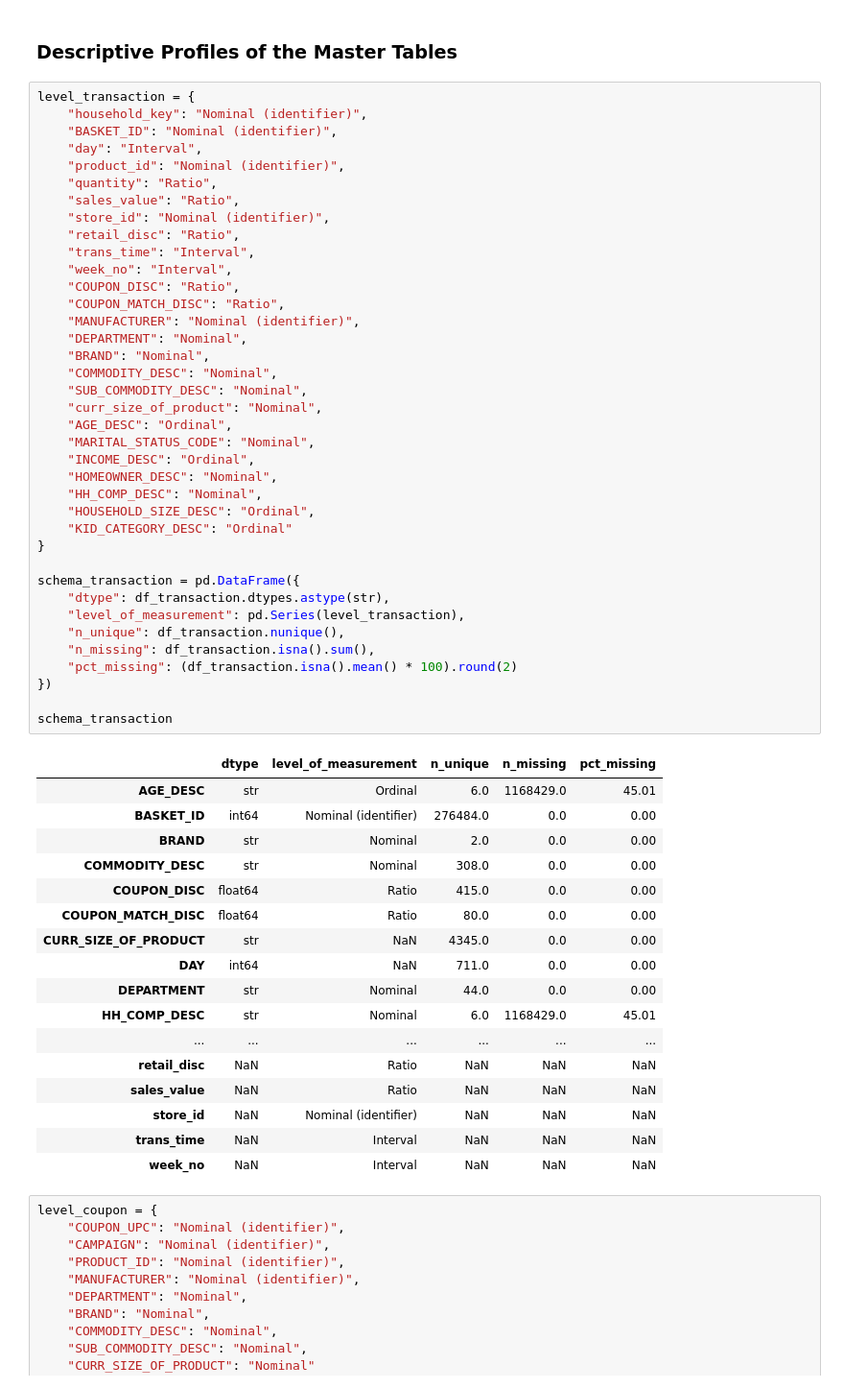
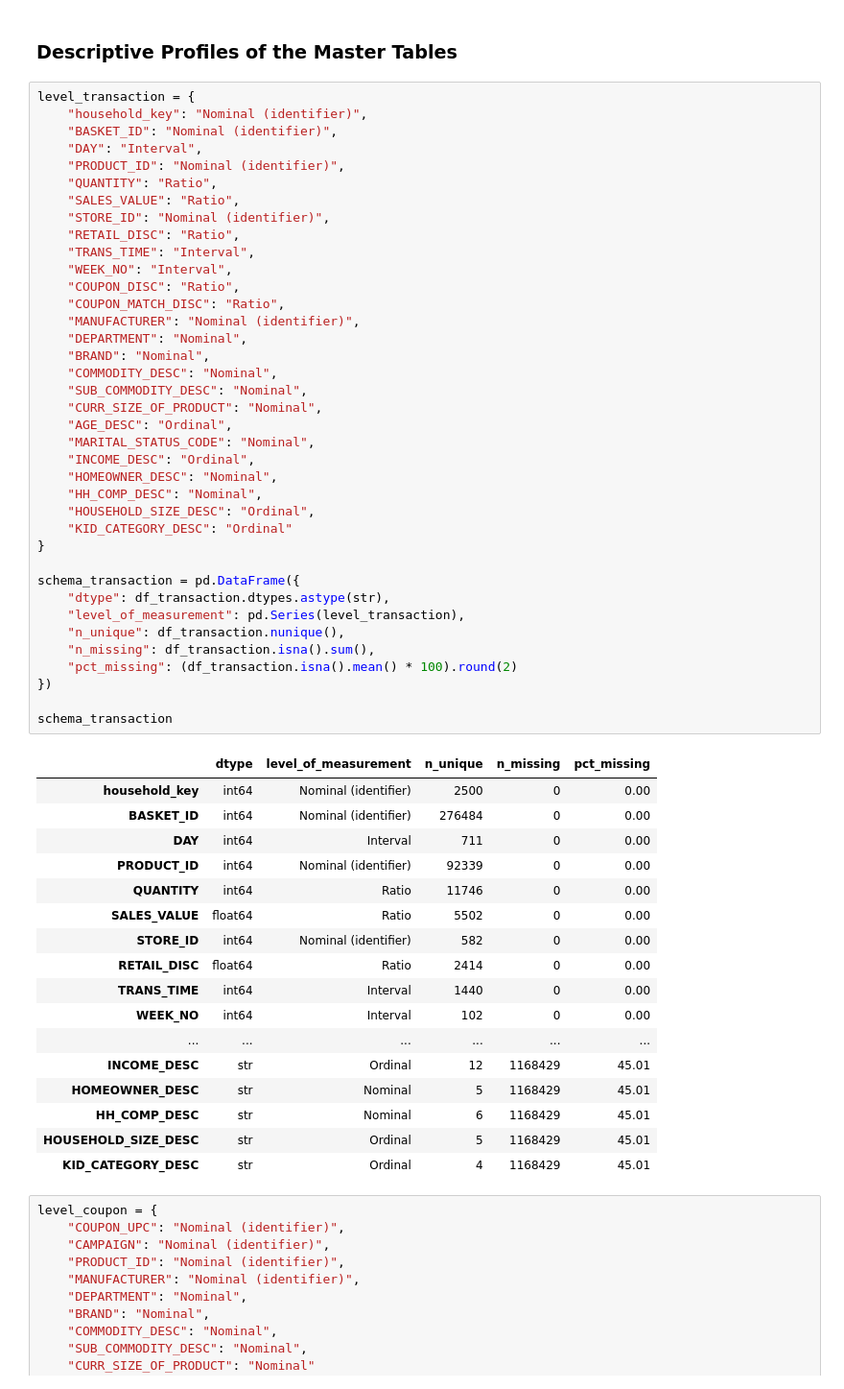
Before and after one commit to nikkeijane/DS_207_MiniProject, a Jupyter notebook: notebook.ipynb, the cells around one changed output. Shown at 96% size. Cells and saved outputs as stored; diff of their text form.

Commit message:
adding initial parts of week 2 notes/code.

```diff
--- a/notebook.ipynb
+++ b/notebook.ipynb
@@ -206,58 +206,58 @@ df_coupon_redemption.head()
 level_transaction = {
     "household_key": "Nominal (identifier)",
     "BASKET_ID": "Nominal (identifier)",
-    "day": "Interval",
-    "product_id": "Nominal (identifier)",
-    "quantity": "Ratio",
-    "sales_value": "Ratio",
-    "store_id": "Nominal (identifier)",
-    "retail_disc": "Ratio",
-    "trans_time": "Interval",
-    "week_no": "Interval",
+    "DAY": "Interval",
+    "PRODUCT_ID": "Nominal (identifier)",
+    "QUANTITY": "Ratio",
+    "SALES_VALUE": "Ratio",
+    "STORE_ID": "Nominal (identifier)",
+    "RETAIL_DISC": "Ratio",
+    "TRANS_TIME": "Interval",
+    "WEEK_NO": "Interval",
     "COUPON_DISC": "Ratio",
     "COUPON_MATCH_DISC": "Ratio",
     "MANUFACTURER": "Nominal (identifier)",
     "DEPARTMENT": "Nominal",
     "BRAND": "Nominal",
     "COMMODITY_DESC": "Nominal",
     "SUB_COMMODITY_DESC": "Nominal",
-    "curr_size_of_product": "Nominal",
+    "CURR_SIZE_OF_PRODUCT": "Nominal",
     "AGE_DESC": "Ordinal",
     "MARITAL_STATUS_CODE": "Nominal",
     "INCOME_DESC": "Ordinal",
     "HOMEOWNER_DESC": "Nominal",
     "HH_COMP_DESC": "Nominal",
     "HOUSEHOLD_SIZE_DESC": "Ordinal",
     "KID_CATEGORY_DESC": "Ordinal"
 }
 
 schema_transaction = pd.DataFrame({
     "dtype": df_transaction.dtypes.astype(str),
     "level_of_measurement": pd.Series(level_transaction),
     "n_unique": df_transaction.nunique(),
     "n_missing": df_transaction.isna().sum(),
     "pct_missing": (df_transaction.isna().mean() * 100).round(2)
 })
 
 schema_transaction
 # %% [output]
 |  | dtype | level_of_measurement | n_unique | n_missing | pct_missing |
-| AGE_DESC | str | Ordinal | 6.0 | 1168429.0 | 45.01 |
-| BASKET_ID | int64 | Nominal (identifier) | 276484.0 | 0.0 | 0.00 |
-| BRAND | str | Nominal | 2.0 | 0.0 | 0.00 |
-| COMMODITY_DESC | str | Nominal | 308.0 | 0.0 | 0.00 |
-| COUPON_DISC | float64 | Ratio | 415.0 | 0.0 | 0.00 |
-| COUPON_MATCH_DISC | float64 | Ratio | 80.0 | 0.0 | 0.00 |
-| CURR_SIZE_OF_PRODUCT | str | NaN | 4345.0 | 0.0 | 0.00 |
-| DAY | int64 | NaN | 711.0 | 0.0 | 0.00 |
-| DEPARTMENT | str | Nominal | 44.0 | 0.0 | 0.00 |
-| HH_COMP_DESC | str | Nominal | 6.0 | 1168429.0 | 45.01 |
+| household_key | int64 | Nominal (identifier) | 2500 | 0 | 0.00 |
+| BASKET_ID | int64 | Nominal (identifier) | 276484 | 0 | 0.00 |
+| DAY | int64 | Interval | 711 | 0 | 0.00 |
+| PRODUCT_ID | int64 | Nominal (identifier) | 92339 | 0 | 0.00 |
+| QUANTITY | int64 | Ratio | 11746 | 0 | 0.00 |
+| SALES_VALUE | float64 | Ratio | 5502 | 0 | 0.00 |
+| STORE_ID | int64 | Nominal (identifier) | 582 | 0 | 0.00 |
+| RETAIL_DISC | float64 | Ratio | 2414 | 0 | 0.00 |
+| TRANS_TIME | int64 | Interval | 1440 | 0 | 0.00 |
+| WEEK_NO | int64 | Interval | 102 | 0 | 0.00 |
 | ... | ... | ... | ... | ... | ... |
-| retail_disc | NaN | Ratio | NaN | NaN | NaN |
-| sales_value | NaN | Ratio | NaN | NaN | NaN |
-| store_id | NaN | Nominal (identifier) | NaN | NaN | NaN |
-| trans_time | NaN | Interval | NaN | NaN | NaN |
-| week_no | NaN | Interval | NaN | NaN | NaN |
+| INCOME_DESC | str | Ordinal | 12 | 1168429 | 45.01 |
+| HOMEOWNER_DESC | str | Nominal | 5 | 1168429 | 45.01 |
+| HH_COMP_DESC | str | Nominal | 6 | 1168429 | 45.01 |
+| HOUSEHOLD_SIZE_DESC | str | Ordinal | 5 | 1168429 | 45.01 |
+| KID_CATEGORY_DESC | str | Ordinal | 4 | 1168429 | 45.01 |
 # %%
 level_coupon = {
     "COUPON_UPC": "Nominal (identifier)",
```
Also changed, not shown: parts of 11 cells of this notebook.
